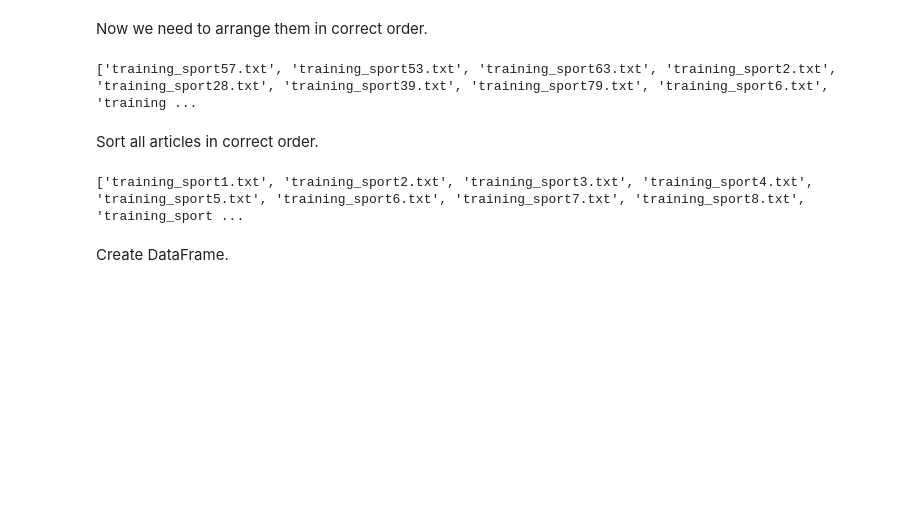
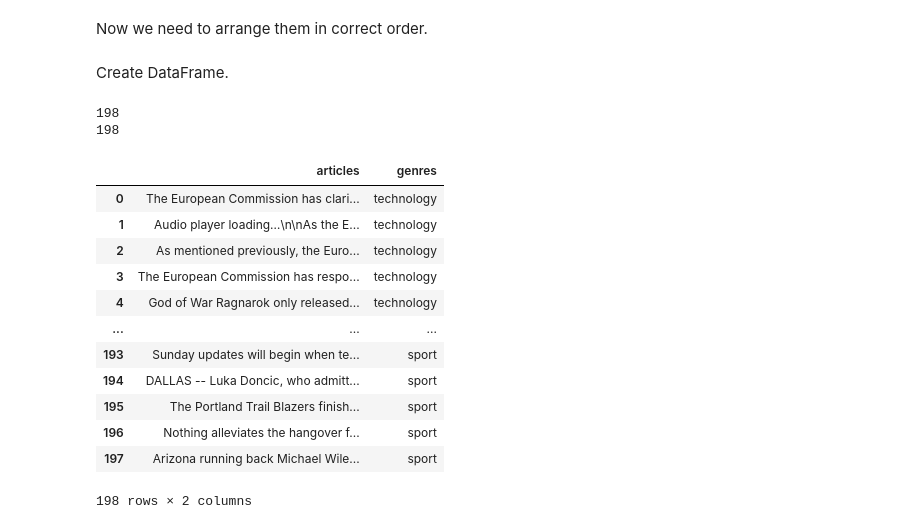
Before and after one commit to TheRadioDept/article_classification, a Jupyter notebook: classifier.ipynb, the cells around one changed output. Cells and saved outputs as stored; diff of their text form; code cells hidden in the pictures; blank space fills up the shorter version.

```diff
--- a/classifier.ipynb
+++ b/classifier.ipynb
@@ -51,2 +49,11 @@ print(tech_res)
+# %%
+os.chdir("/home/farkhad/Documents/University/Data_Mining/article_classification/articles/technology/training/")
+tech_res_art = []
+for i in range(1,100):
+    tech_res = open("training_tech" + str(i) + ".txt", "r").read()
+    all_articles.append(tech_res)
+    genres.append("technology")
+
+#PRINT PASS
 # %% [markdown]
 Get all sport files as list
@@ -61,20 +60,40 @@ print(sport_res)
+# %%
+os.chdir("/home/farkhad/Documents/University/Data_Mining/article_classification/articles/sport/training/")
+sport_res_art = []
+
+for i in range(1,100):
+    tech_res = open("training_sport" + str(i) + ".txt", "r").read()
+    all_articles.append(tech_res)
+    genres.append("sport")
+#PRINT PASS
 # %% [markdown]
 Now we need to arrange them in correct order.
 # %%
-all_articles = sport_res + tech_res
-print(all_articles)
+#print(all_articles)
-# %% [output]
-['training_sport57.txt', 'training_sport53.txt', 'training_sport63.txt', 'training_sport2.txt', 'training_sport28.txt', 'training_sport39.txt', 'training_sport79.txt', 'training_sport6.txt', 'training ...
-# %% [markdown]
-Sort all articles in correct order.
-# %%
-all_articles =  natsorted(all_articles, key=lambda y: y.lower())
-print(all_articles)
-# %% [output]
-['training_sport1.txt', 'training_sport2.txt', 'training_sport3.txt', 'training_sport4.txt', 'training_sport5.txt', 'training_sport6.txt', 'training_sport7.txt', 'training_sport8.txt', 'training_sport ...
 # %% [markdown]
 Create DataFrame.
+# %%
+print(len(all_articles))
+print(len(genres))
+# %% [output]
+198
+198
 # %%
-d = {'articles' : all_articles}
+d = {'articles' : all_articles, 'genres' : genres}
 df = pd.DataFrame(data=d)
+#df=df.transpose()
 df
+# %% [output]
+|  | articles | genres |
+| 0 | The European Commission has clari... | technology |
+| 1 | Audio player loading…\n\nAs the E... | technology |
+| 2 | As mentioned previously, the Euro... | technology |
+| 3 | The European Commission has respo... | technology |
+| 4 | God of War Ragnarok only released... | technology |
+| ... | ... | ... |
+| 193 | Sunday updates will begin when te... | sport |
+| 194 | DALLAS -- Luka Doncic, who admitt... | sport |
+| 195 | The Portland Trail Blazers finish... | sport |
+| 196 | Nothing alleviates the hangover f... | sport |
+| 197 | Arizona running back Michael Wile... | sport |
+198 rows × 2 columns
```
Also changed, not shown: parts of 21 cells of this notebook.
